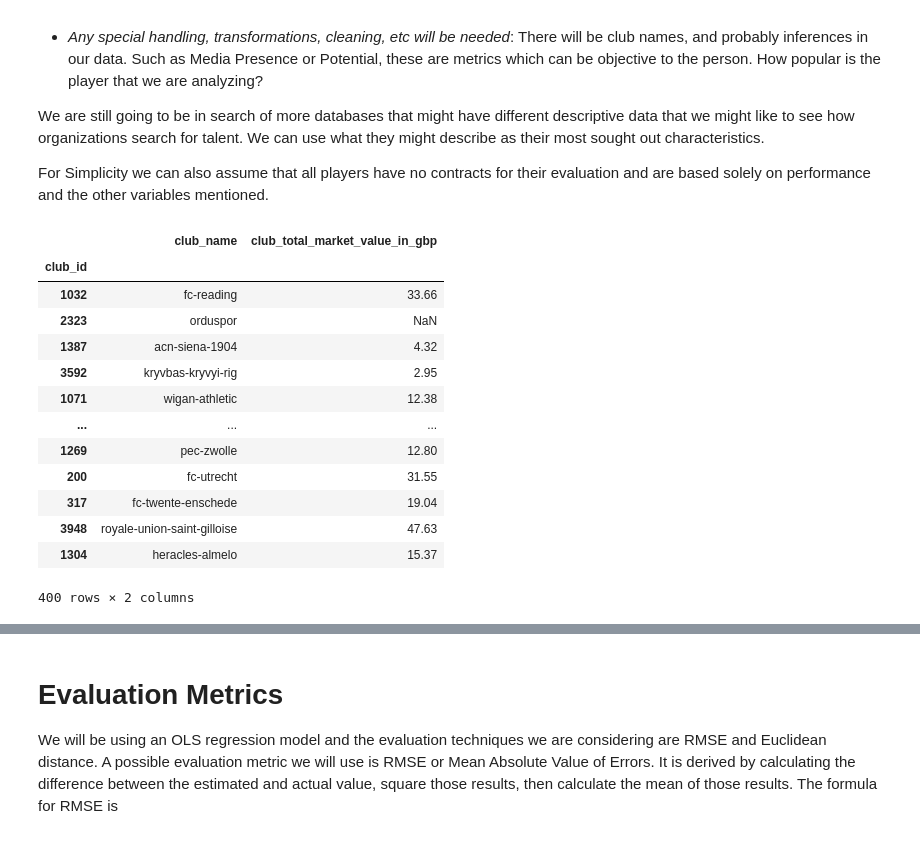
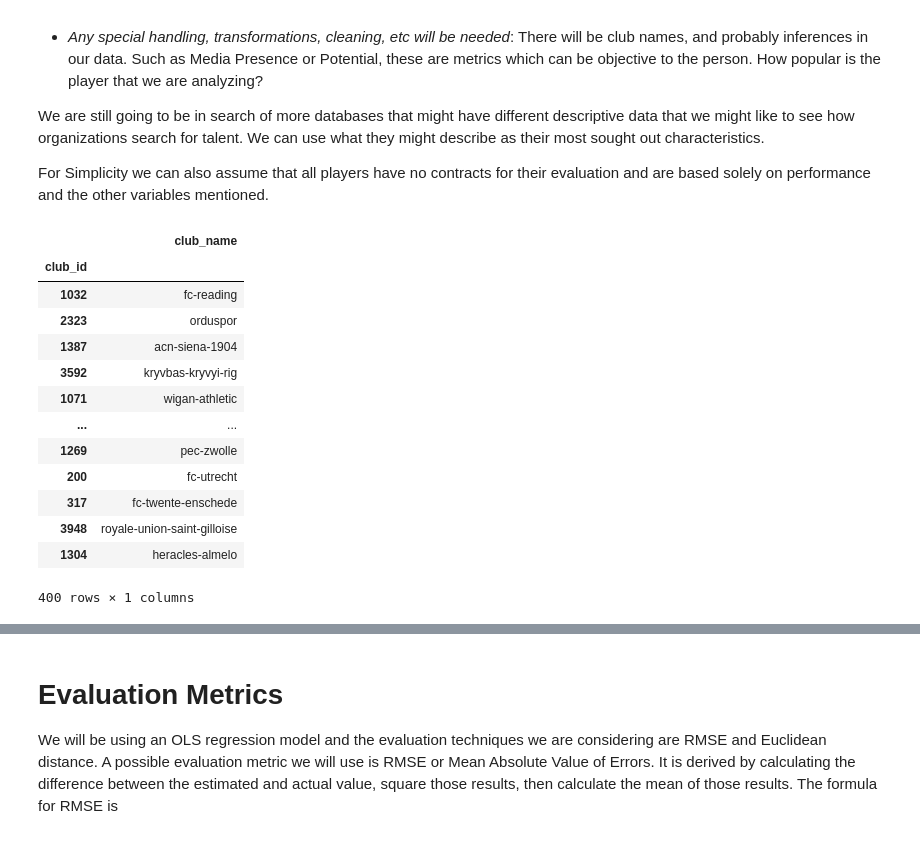
Before and after one commit to kade09/FifaMarketValueML, a Jupyter notebook: project.ipynb, the cells around one changed output, grey strips where cells are left out. Cells and saved outputs as stored; diff of their text form; code cells hidden in the pictures.

```diff
--- a/project.ipynb
+++ b/project.ipynb
@@ -60,31 +60,26 @@ data = {
     ]
 }
 # %%
-data['clubs'] = data['clubs'][
-    ['club_id', 'name', 'total_market_value']
-]
+data['clubs'] = data['clubs'][['club_id', 'name']]
 data['clubs'].rename(
-    columns = {
-        'name': 'club_name',
-        'total_market_value': 'club_total_market_value_in_gbp'
-    },
+    columns = {'name': 'club_name'},
     inplace = True
 )
 data['clubs'].set_index('club_id', inplace = True)
 
 data['clubs']
 # %% [output]
-|  | club_name | club_total_market_value_in_gbp |
-| club_id |  |  |
-| 1032 | fc-reading | 33.66 |
-| 2323 | orduspor | NaN |
-| 1387 | acn-siena-1904 | 4.32 |
-| 3592 | kryvbas-kryvyi-rig | 2.95 |
-| 1071 | wigan-athletic | 12.38 |
-| ... | ... | ... |
-| 1269 | pec-zwolle | 12.80 |
-| 200 | fc-utrecht | 31.55 |
-| 317 | fc-twente-enschede | 19.04 |
-| 3948 | royale-union-saint-gilloise | 47.63 |
-| 1304 | heracles-almelo | 15.37 |
+|  | club_name |
+| club_id |  |
+| 1032 | fc-reading |
+| 2323 | orduspor |
+| 1387 | acn-siena-1904 |
+| 3592 | kryvbas-kryvyi-rig |
+| 1071 | wigan-athletic |
+| ... | ... |
+| 1269 | pec-zwolle |
+| 200 | fc-utrecht |
+| 317 | fc-twente-enschede |
+| 3948 | royale-union-saint-gilloise |
+| 1304 | heracles-almelo |
-400 rows × 2 columns
+400 rows × 1 columns
```
Also changed, not shown: parts of 14 cells of this notebook.
